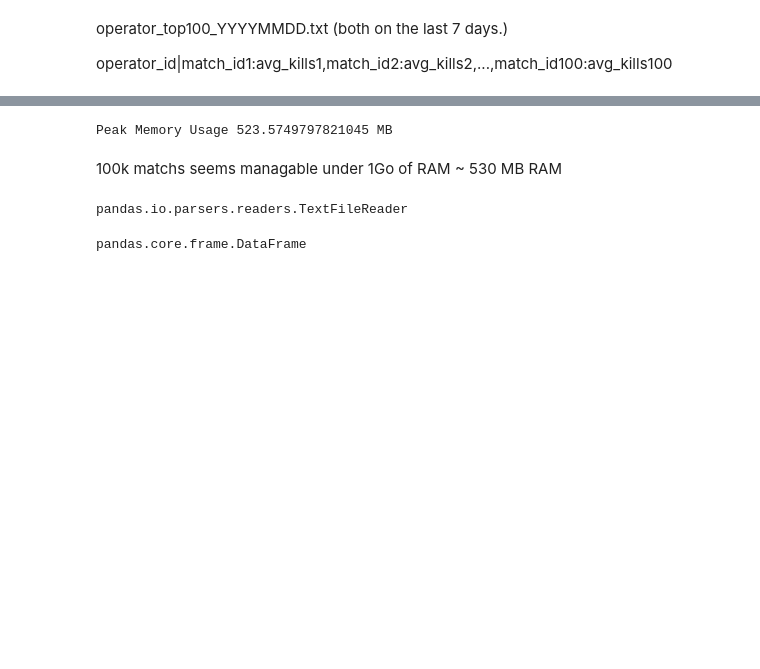
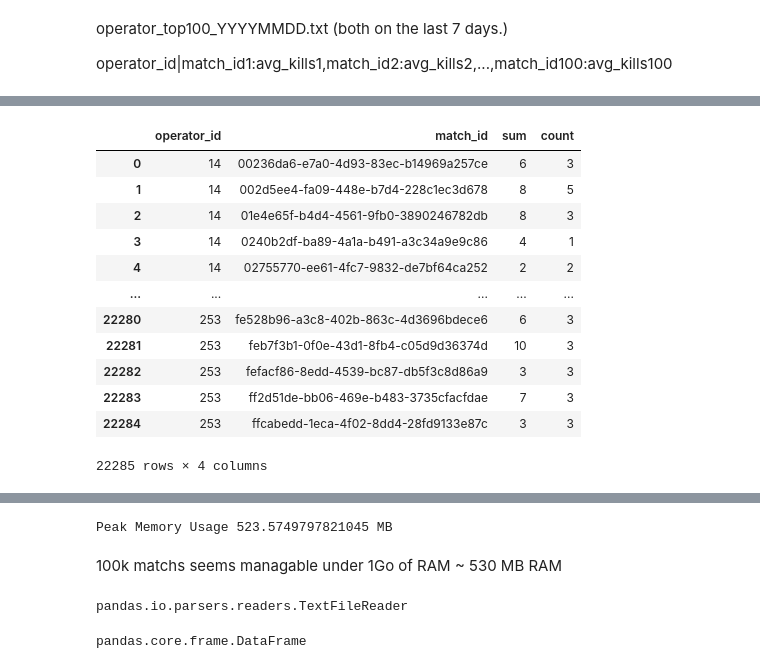
Before and after one commit to Martin-Labenne/software-dev-ml-takehome, a Jupyter notebook: exploration.ipynb, the cells around one changed output, grey strips where cells are left out. Cells and saved outputs as stored; diff of their text form; code cells hidden in the pictures; blank space fills up the shorter version.

```diff
--- a/exploration.ipynb
+++ b/exploration.ipynb
@@ -95,17 +107,16 @@ Wall time: 10.7 s
 # %%
 from pathlib import Path
 
-path = Path('logs/100k_matchs.log')
+path_100k = Path('logs/100k_matchs.log')
 
-if not path.exists():
+if not path_100k.exists():
+
+    path_100k.parent.mkdir(parents=True, exist_ok=True)
+    file = path_100k.open(mode='w')
 
     matchs_100k = generate_matchs(10 ** 5)
 
-    path.parent.mkdir(parents=True, exist_ok=True)
-
-    file = path.open(mode='w')
-
-    matchs_100k.to_csv(file, index=False, header=False)
+    store_matchs(file, matchs_100k)
 # %%
 def print_peak_memory_MB(function):
     def sub_func(*args, **kwargs):
@@ -137,0 +147,10 @@ Peak Memory Usage 392.84739112854004 MB
+# %%
+path_1M = Path('logs/1M_matchs.log')
+if not path_1M.exists():
+    path_1M.parent.mkdir(parents=True, exist_ok=True)
+
+    file = path_1M.open(mode='a')
+
+    for _ in range(10):
+        df = generate_matchs(10 ** 5)
+        store_matchs(file, df)
@@ -199,0 +271,16 @@ Peak Memory Usage 392.848295211792 MB
+# %%
+count_sum_kills_of_operators_per_match(df)
+# %% [output]
+|  | operator_id | match_id | sum | count |
+| 0 | 14 | 00236da6-e7a0-4d93-83ec-b14969a257ce | 6 | 3 |
+| 1 | 14 | 002d5ee4-fa09-448e-b7d4-228c1ec3d678 | 8 | 5 |
+| 2 | 14 | 01e4e65f-b4d4-4561-9fb0-3890246782db | 8 | 3 |
+| 3 | 14 | 0240b2df-ba89-4a1a-b491-a3c34a9e9c86 | 4 | 1 |
+| 4 | 14 | 02755770-ee61-4fc7-9832-de7bf64ca252 | 2 | 2 |
+| ... | ... | ... | ... | ... |
+| 22280 | 253 | fe528b96-a3c8-402b-863c-4d3696bdece6 | 6 | 3 |
+| 22281 | 253 | feb7f3b1-0f0e-43d1-8fb4-c05d9d36374d | 10 | 3 |
+| 22282 | 253 | fefacf86-8edd-4539-bc87-db5f3c8d86a9 | 3 | 3 |
+| 22283 | 253 | ff2d51de-bb06-469e-b483-3735cfacfdae | 7 | 3 |
+| 22284 | 253 | ffcabedd-1eca-4f02-8dd4-28fd9133e87c | 3 | 3 |
+22285 rows × 4 columns
```
Also changed, not shown: parts of 33 cells of this notebook.
